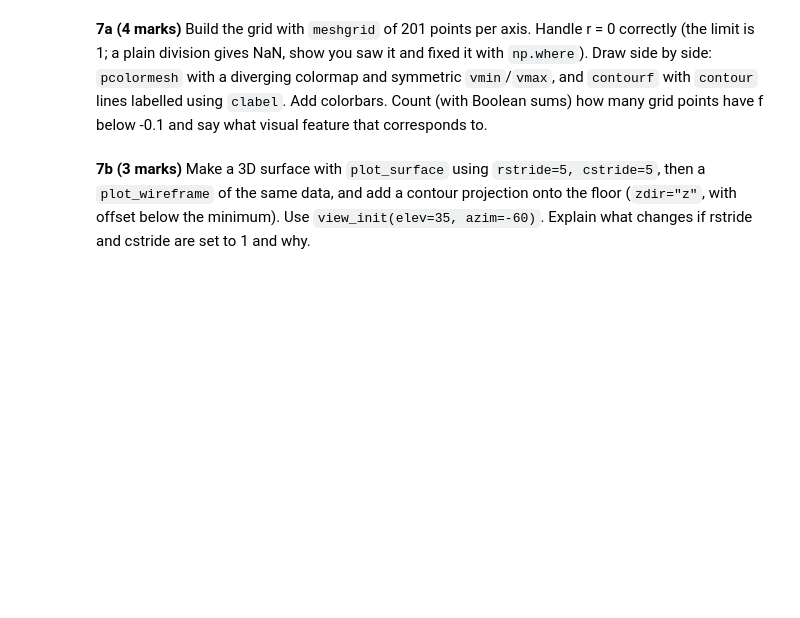
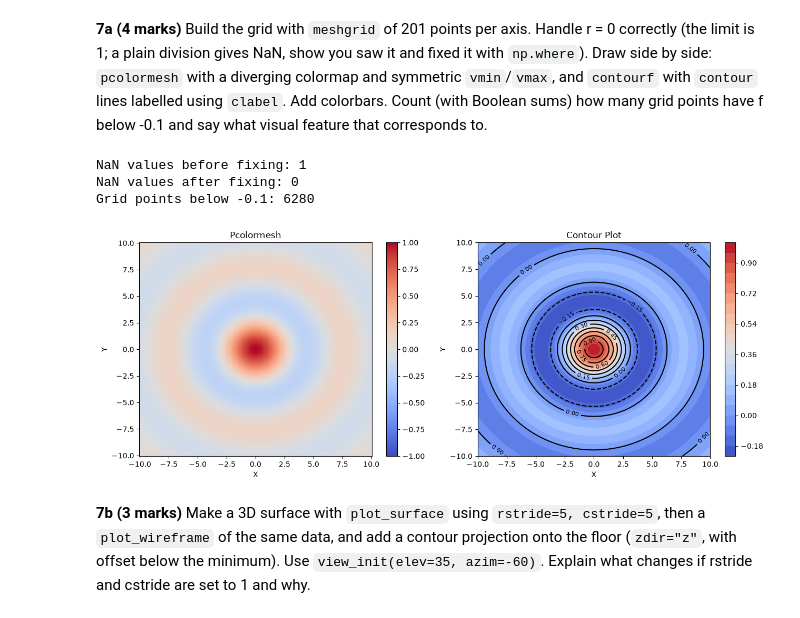
Before and after one commit to ridaakhalid1133/PAI-A3-25F0013, a Jupyter notebook: Assignment3_Programming_for_AI.ipynb, the cells around one changed output. Drawn from its saved outputs; the diff is of its cells as text; code cells hidden in the pictures; blank space fills up the shorter version.

Commit message:
Complete Q7 visualizations and wave animation

```diff
--- a/Assignment3_Programming_for_AI.ipynb
+++ b/Assignment3_Programming_for_AI.ipynb
@@ -683,2 +833,43 @@ Let f(x, y) = sin(r) / r with r = sqrt(x^2 + y^2) on x, y in [-10, 10].
+# %%
+# YOUR CODE HERE
+x = np.linspace(-10, 10, 201)
+y = np.linspace(-10, 10, 201)
+X, Y = np.meshgrid(x, y)
+R = np.sqrt(X**2 + Y**2)
+
+with np.errstate(divide="ignore", invalid="ignore"):
+    F = np.sin(R) / R
+print("NaN values before fixing:", np.isnan(F).sum())
+F = np.where(R == 0, 1, F)
+print("NaN values after fixing:", np.isnan(F).sum())
+count = np.sum(F < -0.1)
+print("Grid points below -0.1:", count)
+
+fig, ax = plt.subplots(1, 2, figsize=(13, 5))
+
+p = ax[0].pcolormesh( X, Y, F, cmap="coolwarm",vmin=-1, vmax=1, shading="auto")
+ax[0].set_title("Pcolormesh")
+ax[0].set_xlabel("X")
+ax[0].set_ylabel("Y")
+fig.colorbar(p, ax=ax[0])
+
+c = ax[1].contourf(X, Y, F, levels=20, cmap="coolwarm")
+lines = ax[1].contour(X, Y, F, levels=10, colors="black")
+ax[1].clabel(lines, inline=True, fontsize=8)
+ax[1].set_title("Contour Plot")
+ax[1].set_xlabel("X")
+ax[1].set_ylabel("Y")
+fig.colorbar(c, ax=ax[1])
+
+plt.tight_layout()
+plt.show()
+
+#There are 6280 grid points where the function value is below -0.1
+#these points form circular rings around the center in the plot, representing the negative regions of the function
+# %% [output]
+NaN values before fixing: 1
+NaN values after fixing: 0
+Grid points below -0.1: 6280
+[figure, added]
 # %% [markdown]
 **7b (3 marks)** Make a 3D surface with `plot_surface` using `rstride=5, cstride=5`, then a `plot_wireframe` of the same data, and add a contour projection onto the floor (`zdir="z"`, with offset below the minimum). Use `view_init(elev=35, azim=-60)`. Explain what changes if rstride and cstride are set to 1 and why.
```
Also changed, not shown: parts of 10 cells of this notebook, 1 other file.
